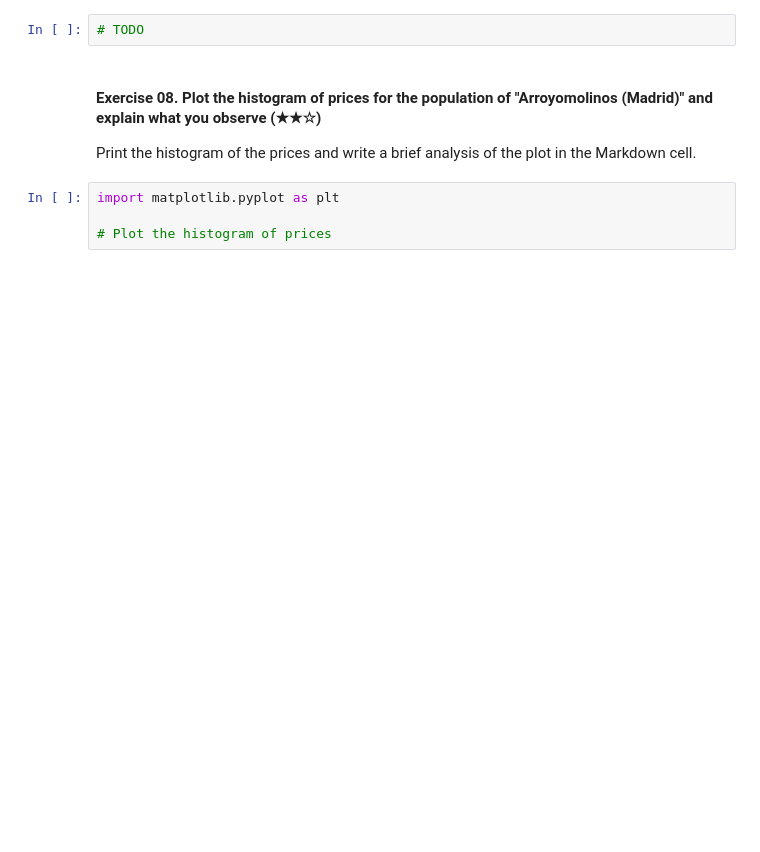
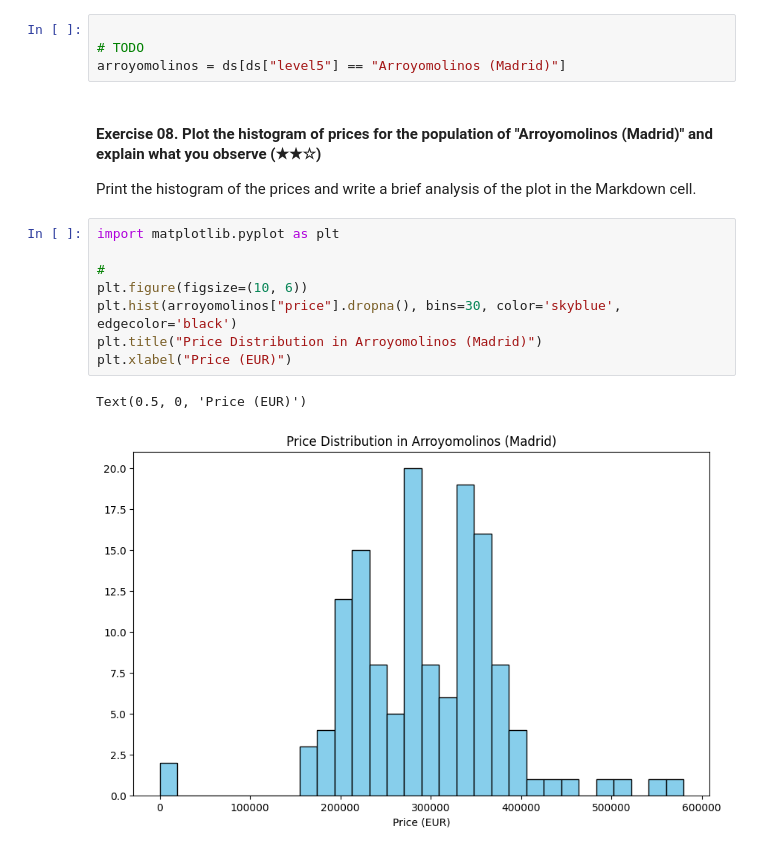
Before and after one commit to McGrey777/data-clean-up-pandas-for-beginners-project, a Jupyter notebook: project.ipynb, the cells around one changed output. Saved outputs shown, nothing was run; the diff lists cells and outputs as text; blank space fills up the shorter version.

```diff
--- a/project.ipynb
+++ b/project.ipynb
@@ -180,7 +285,9 @@ After removing the null values, compare the size of the DataFrame before and aft
 
 Print the value obtained from the 'level5' column.
 # %%
+
 # TODO
+arroyomolinos = ds[ds["level5"] == "Arroyomolinos (Madrid)"]
 # %% [markdown]
 #### Exercise 08. Plot the histogram of prices for the population of "Arroyomolinos (Madrid)" and explain what you observe (★★☆)
 
@@ -188,4 +295,11 @@ Print the histogram of the prices and write a brief analysis of the plot in the
 # %%
 import matplotlib.pyplot as plt
 
-# Plot the histogram of prices
+#
+plt.figure(figsize=(10, 6))
+plt.hist(arroyomolinos["price"].dropna(), bins=30, color='skyblue', edgecolor='black')
+plt.title("Price Distribution in Arroyomolinos (Madrid)")
+plt.xlabel("Price (EUR)")
+# %% [output]
+Text(0.5, 0, 'Price (EUR)')
+[figure, added]
```
Also changed, not shown: parts of 13 cells of this notebook, 1 other file.
